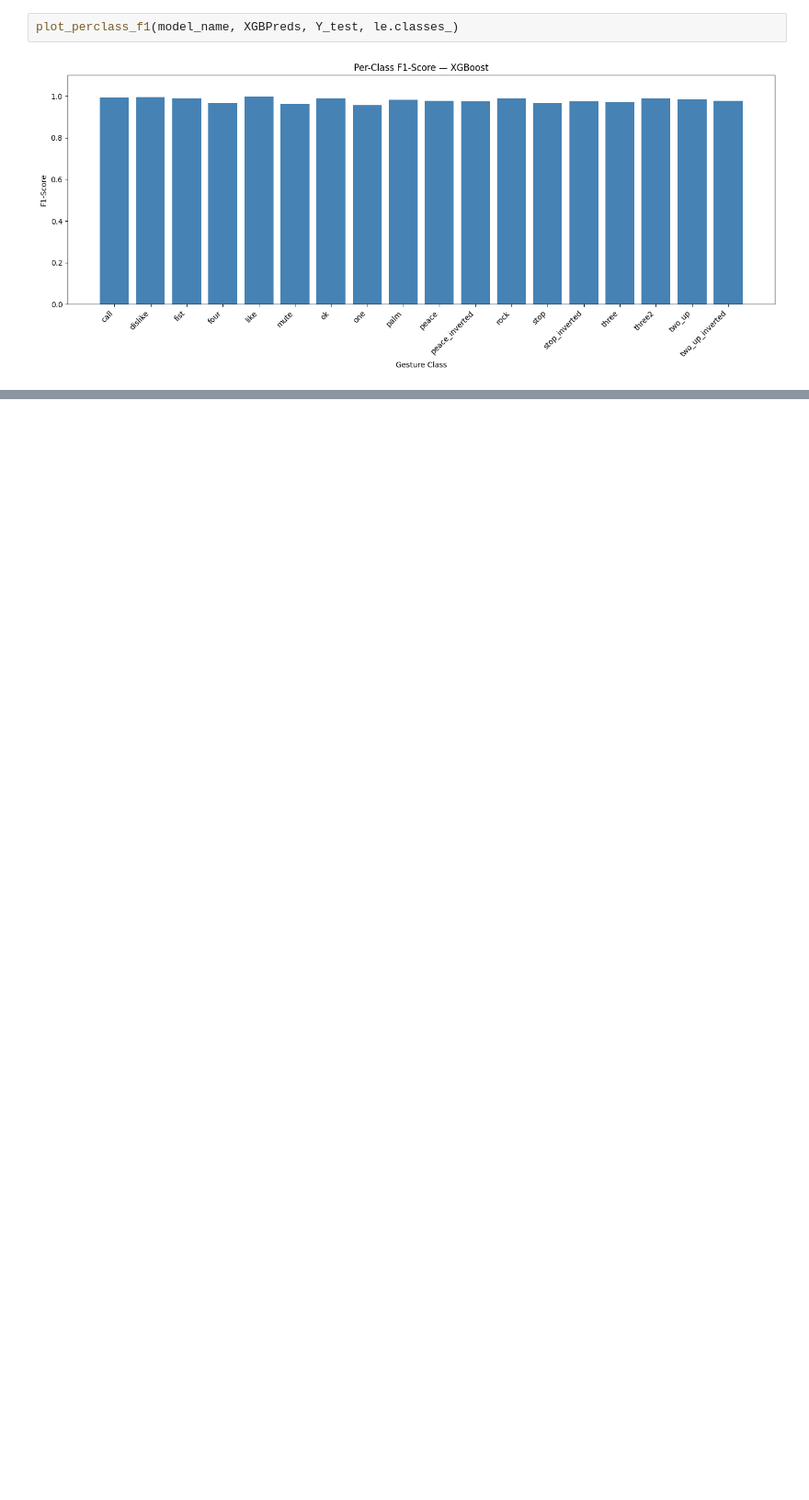
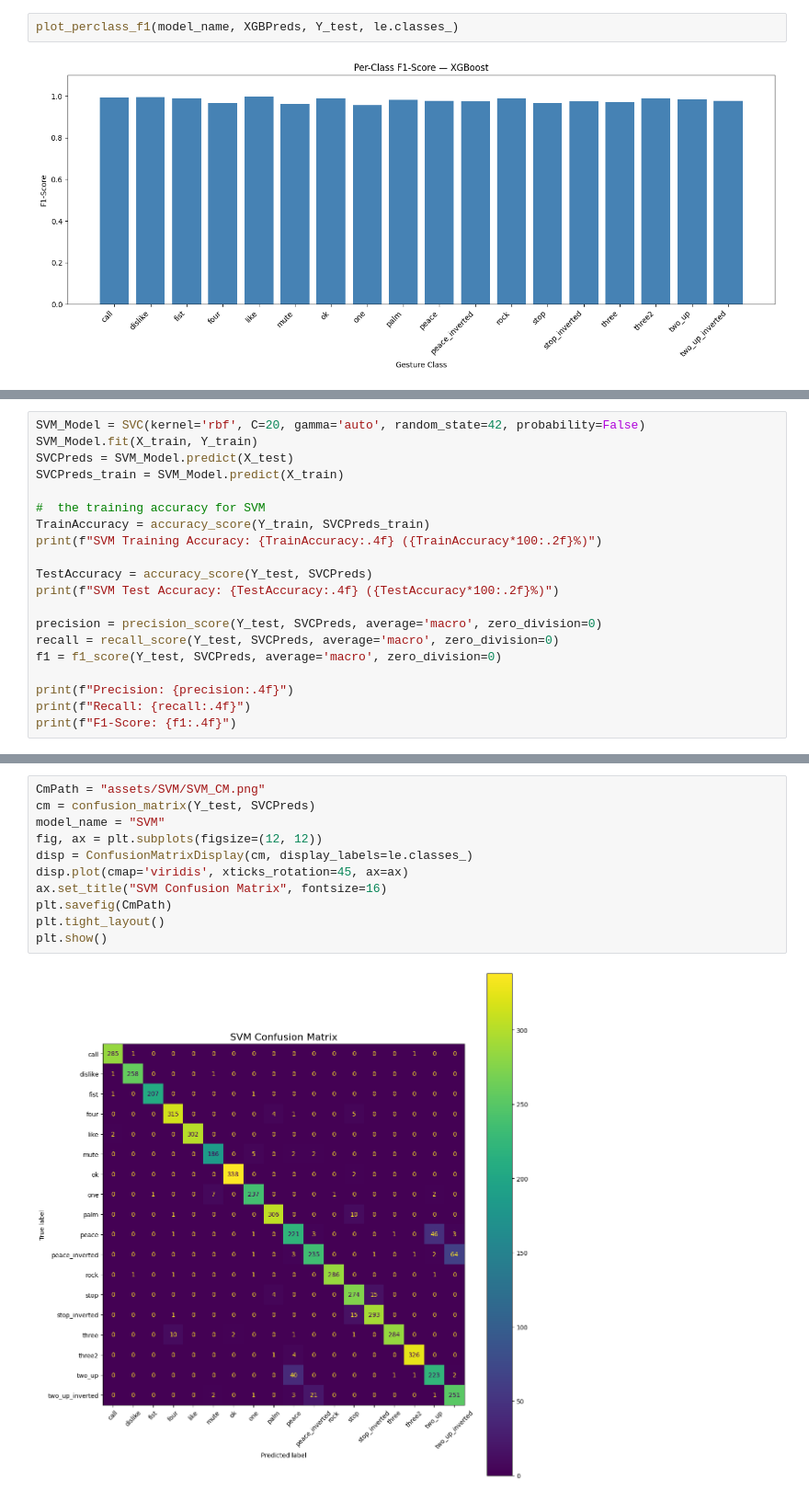
Before and after one commit to Abdelmohsenn/Hand-Gestures-Recognition-Model, a Jupyter notebook: HandGestureModel.ipynb, the cells around one changed output, grey strips where cells are left out. Shown at 92% size. Cells and saved outputs as stored; diff of their text form; blank space fills up the shorter version.

```diff
--- a/HandGestureModel.ipynb
+++ b/HandGestureModel.ipynb
@@ -667,0 +670,20 @@ log_experiment(
+# %%
+SVM_Model = SVC(kernel='rbf', C=20, gamma='auto', random_state=42, probability=False)
+SVM_Model.fit(X_train, Y_train)
+SVCPreds = SVM_Model.predict(X_test)
+SVCPreds_train = SVM_Model.predict(X_train)
+
+#  the training accuracy for SVM
+TrainAccuracy = accuracy_score(Y_train, SVCPreds_train)
+print(f"SVM Training Accuracy: {TrainAccuracy:.4f} ({TrainAccuracy*100:.2f}%)")
+
+TestAccuracy = accuracy_score(Y_test, SVCPreds)
+print(f"SVM Test Accuracy: {TestAccuracy:.4f} ({TestAccuracy*100:.2f}%)")
+
+precision = precision_score(Y_test, SVCPreds, average='macro', zero_division=0)
+recall = recall_score(Y_test, SVCPreds, average='macro', zero_division=0)
+f1 = f1_score(Y_test, SVCPreds, average='macro', zero_division=0)
+
+print(f"Precision: {precision:.4f}")
+print(f"Recall: {recall:.4f}")
+print(f"F1-Score: {f1:.4f}")
@@ -667,0 +698,13 @@ log_experiment(
+# %%
+CmPath = "assets/SVM/SVM_CM.png"
+cm = confusion_matrix(Y_test, SVCPreds)
+model_name = "SVM"
+fig, ax = plt.subplots(figsize=(12, 12))
+disp = ConfusionMatrixDisplay(cm, display_labels=le.classes_)
+disp.plot(cmap='viridis', xticks_rotation=45, ax=ax)
+ax.set_title("SVM Confusion Matrix", fontsize=16)
+plt.savefig(CmPath)
+plt.tight_layout()
+plt.show()
+# %% [output]
+[figure, added]
```
Also changed, not shown: parts of 6 cells of this notebook, 10 other files.
